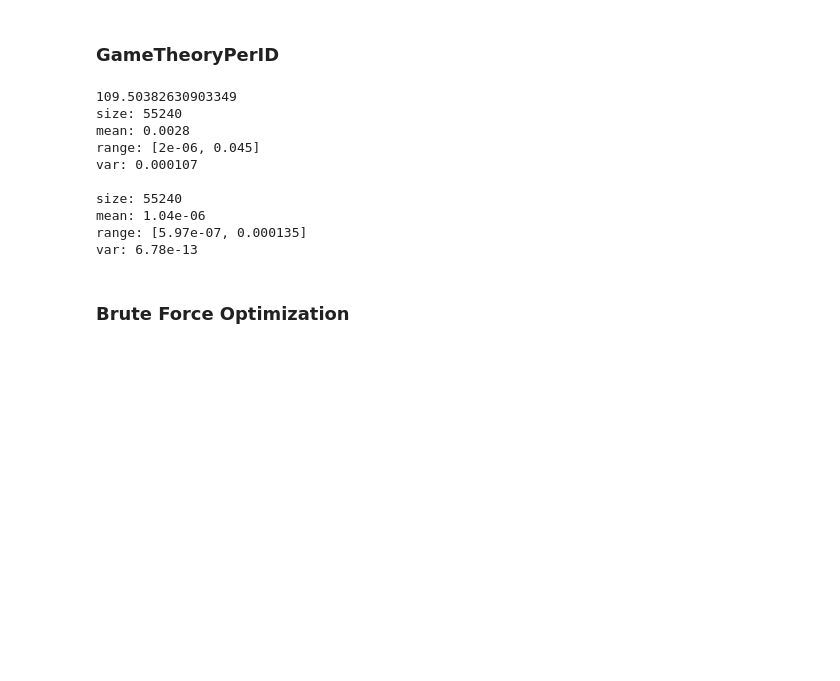
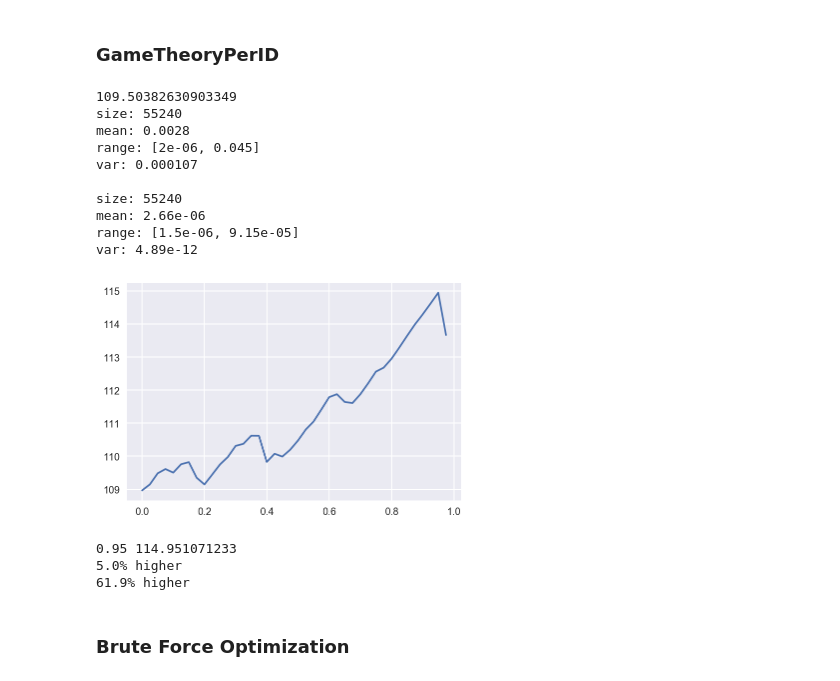
Before and after one commit to brianlevis/polymorph-dpf, a Jupyter notebook: gametheoryengine/1-main.ipynb, the cells around one changed output. Saved outputs shown, nothing was run; the diff lists cells and outputs as text; code cells hidden in the pictures; blank space fills up the shorter version.

Commit message:
Complete average stragy analysis

```diff
--- a/gametheoryengine/1-main.ipynb
+++ b/gametheoryengine/1-main.ipynb
@@ -124,7 +128,6 @@ print(best_fraction, maximum_profit)
 # %% [markdown]
 ### GameTheoryPerID
 # %%
-tools.reload(strategies, engine)
 ADVERTISER_ID =  'advertiser_id'
 test = strategies.GameTheoryPerID(minimum_length=20,
                                   fraction=0.1,
@@ -143,8 +146,35 @@ range: [2e-06, 0.045]
 var: 0.000107
 
 size: 55240
-mean: 1.04e-06
-range: [5.97e-07, 0.000135]
-var: 6.78e-13
+mean: 2.66e-06
+range: [1.5e-06, 9.15e-05]
+var: 4.89e-12
+# %%
+resulting_profit = []
+fractions = np.arange(0.0, 1.00, 0.025)
+for fraction in fractions:
+    test = strategies.GameTheoryPerID(minimum_length=20,
+                                  fraction=fraction,
+                                  attribute_id=ADVERTISER_ID,
+                                  static=0.045)
+    result = engine.Simulator.auto_file_run(test, TEST_FILE)
+    profit = sum(result.revenues)
+    resulting_profit.append(profit)
+plt.plot(fractions, resulting_profit)
+plt.show()
+# %% [output]
+[figure, added]
+# %%
+maximum_index = np.argmax(resulting_profit)
+best_average_profit = resulting_profit[maximum_index]
+best_fraction = fractions[maximum_index]
+print(best_fraction, maximum_profit)
+tools.compare(best_average_profit, baseline_profit)
+tools.compare(best_average_profit - baseline_profit,
+              constant_maximum_profit - baseline_profit)
+# %% [output]
+0.95 114.951071233
+5.0% higher
+61.9% higher
 # %% [markdown]
 ### Brute Force Optimization
```
Also changed, not shown: parts of 5 cells of this notebook, 2 other files.
